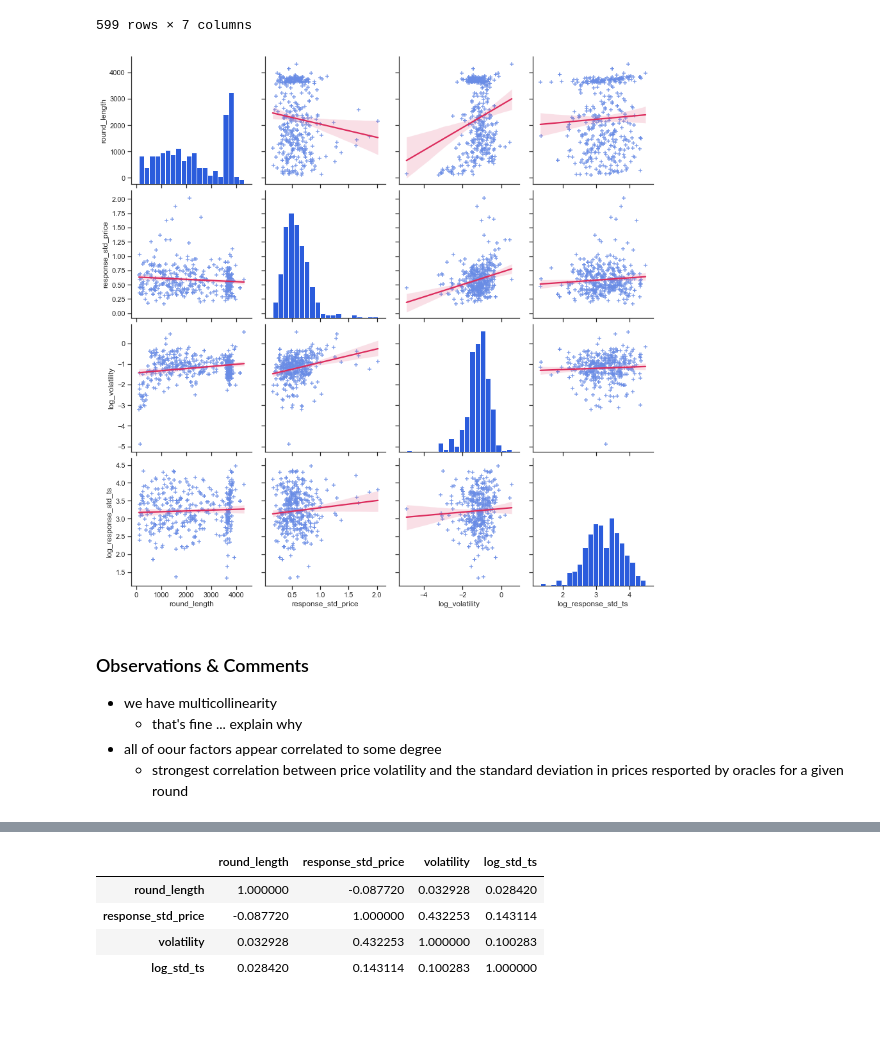
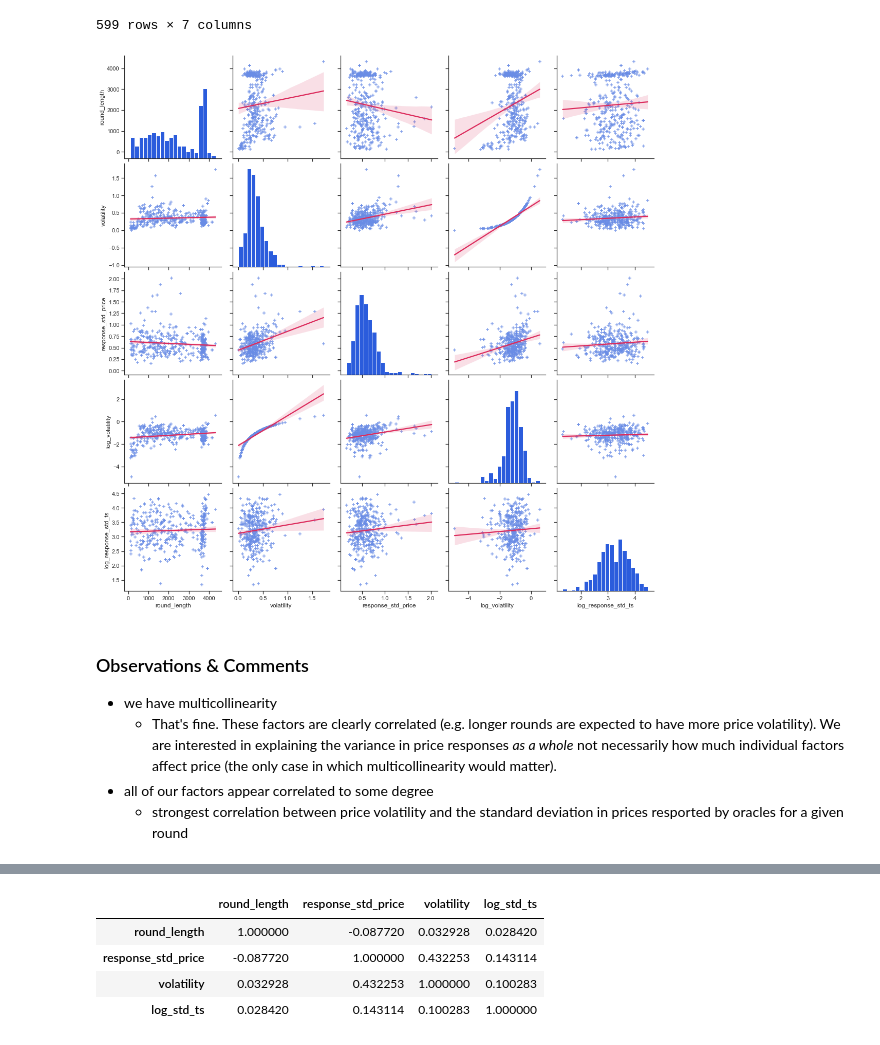
Before and after one commit to sassmilic/chainlink-price-contract-analysis, a Jupyter notebook: chainlink price feed analysis.ipynb, the cells around one changed output, grey strips where cells are left out. Cells and saved outputs as stored; diff of their text form; code cells hidden in the pictures; blank space fills up the shorter version.

```diff
--- a/chainlink price feed analysis.ipynb
+++ b/chainlink price feed analysis.ipynb
@@ -360,28 +360,28 @@ df_rounds
 # %%
 '''
 adding some data:
 - we don't want timestamps to be the only measure of response times
 - timestamps are approximated from the block number where response is located
 - want to also include "block distance"
 '''
-df = df_rounds[['round_length', 'response_std_price']]
+df = df_rounds[['round_length', 'volatility', 'response_std_price']]
 # add log(volatility)
 df['log_volatility'] = np.log(df_rounds['volatility'])
 df['log_response_std_ts'] = np.log(df_rounds['response_std_ts'])
 df = df.dropna()
 
 sns.set(style="ticks", color_codes=True)
 g = sns.pairplot(
     df, diag_kind="hist", kind="reg", markers="+", height=3,
     palette='Blues',
     diag_kws={'bins':20, 'color': CHAINLINK_BLUE},
     plot_kws={'color': CHAINLINK_BLUE_LIGHT, 'line_kws':{'color':RED}}
 )
 # %% [output]
-[figure, old version]
+[figure, new version]
 # %% [markdown]
 ### Observations \& Comments
 - we have multicollinearity
-    - that's fine ... explain why
-- all of oour factors appear correlated to some degree
+    - That's fine. These factors are clearly correlated (e.g. longer rounds are expected to have more price volatility). We are interested in explaining the variance in price responses *as a whole* not necessarily how much individual factors affect price (the only case in which multicollinearity would matter).
+- all of our factors appear correlated to some degree
     - strongest correlation between price volatility and the standard deviation in prices resported by oracles for a given round
```
Also changed, not shown: parts of 6 cells of this notebook.
